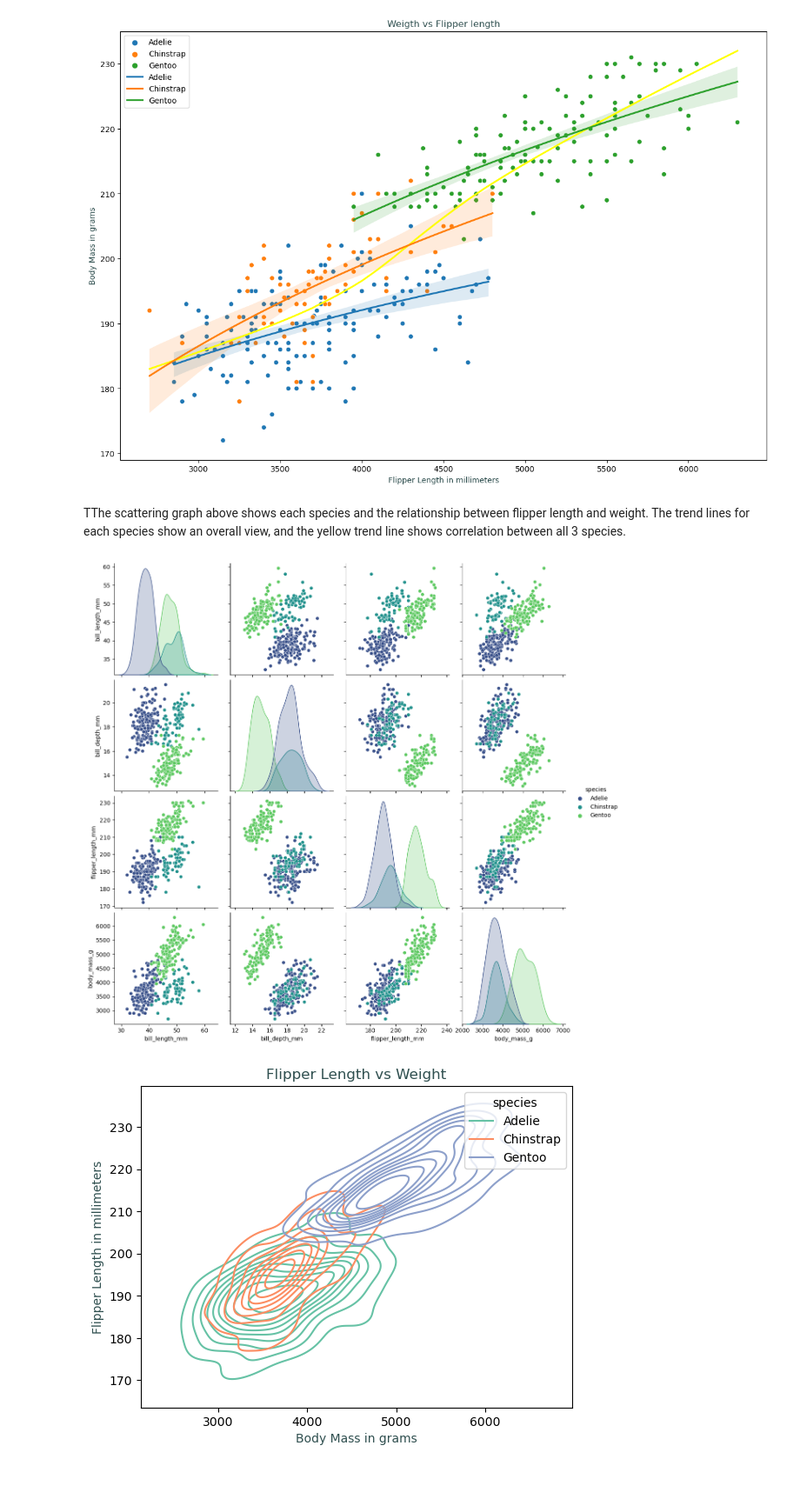
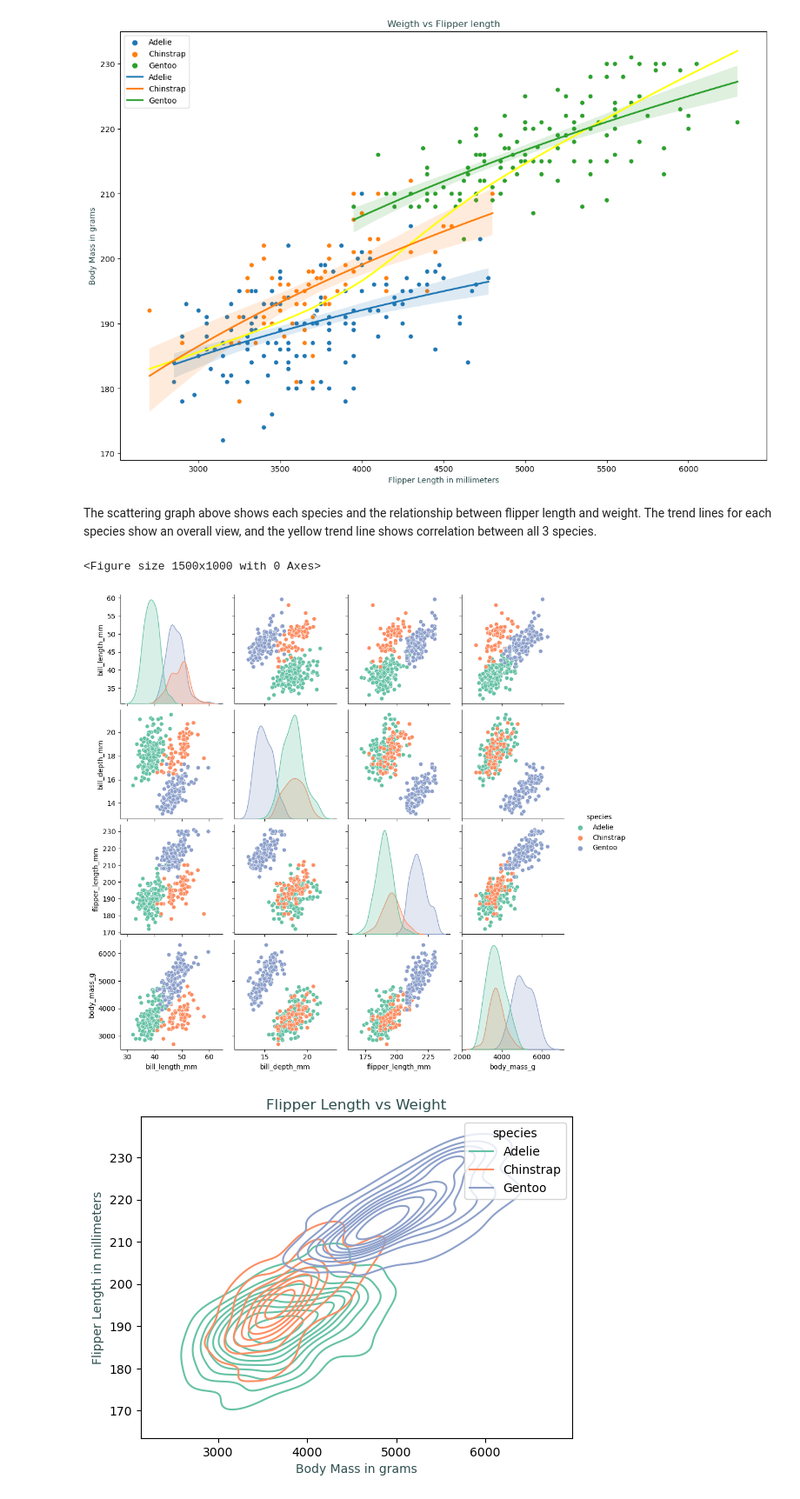
Before and after one commit to UWASIKLK/pda---mywork, a Jupyter notebook: penguins-project.ipynb, the cells around one changed output. Shown at 87% size. Drawn from its saved outputs; the diff is of its cells as text; code cells hidden in the pictures.

```diff
--- a/penguins-project.ipynb
+++ b/penguins-project.ipynb
@@ -528,13 +528,15 @@ plt.show()
 # %% [output]
 [figure]
 # %% [markdown]
-TThe scattering graph above shows each species and the relationship between flipper length and weight. The trend lines for each species show an overall view, and the yellow trend line shows correlation between all 3 species.
+The scattering graph above shows each species and the relationship between flipper length and weight. The trend lines for each species show an overall view, and the yellow trend line shows correlation between all 3 species.
 # %%
-# Below is a pair plot of each variables from dataset and show the realations in between them.
-sns.pairplot(penguins, hue='species', height=3, palette='viridis')
+# Below is a pair plot of each variables from dataset.
+plt.figure(figsize=(15,10))
+sns.pairplot(data = penguins, hue = 'species', palette = 'Set2')
 plt.show()
 # %% [output]
+<Figure size 1500x1000 with 0 Axes>
-[figure, old version]
+[figure, new version]
 # %%
 # I created the KDE graph which shows the probability density of flipper length, body mass within all 3 species as an example.
 
```
Also changed, not shown: parts of 5 cells of this notebook.
